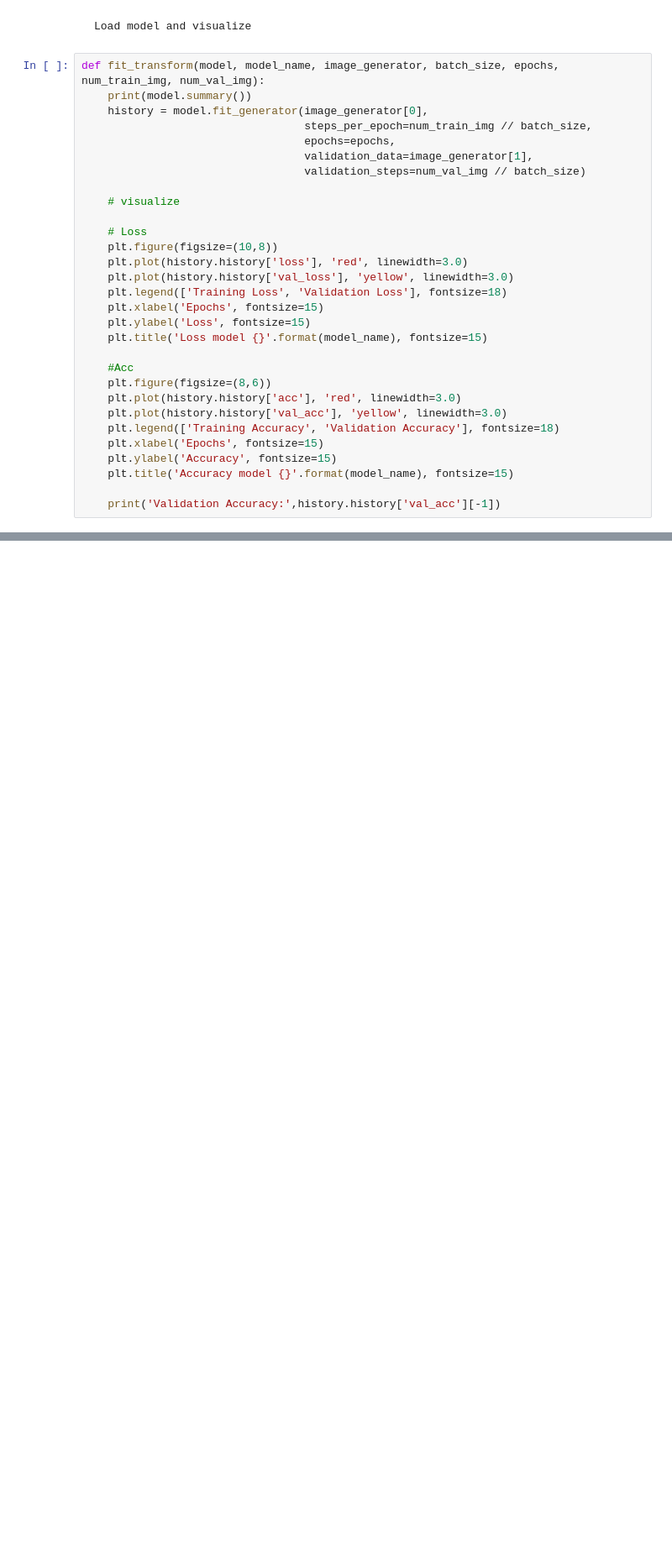
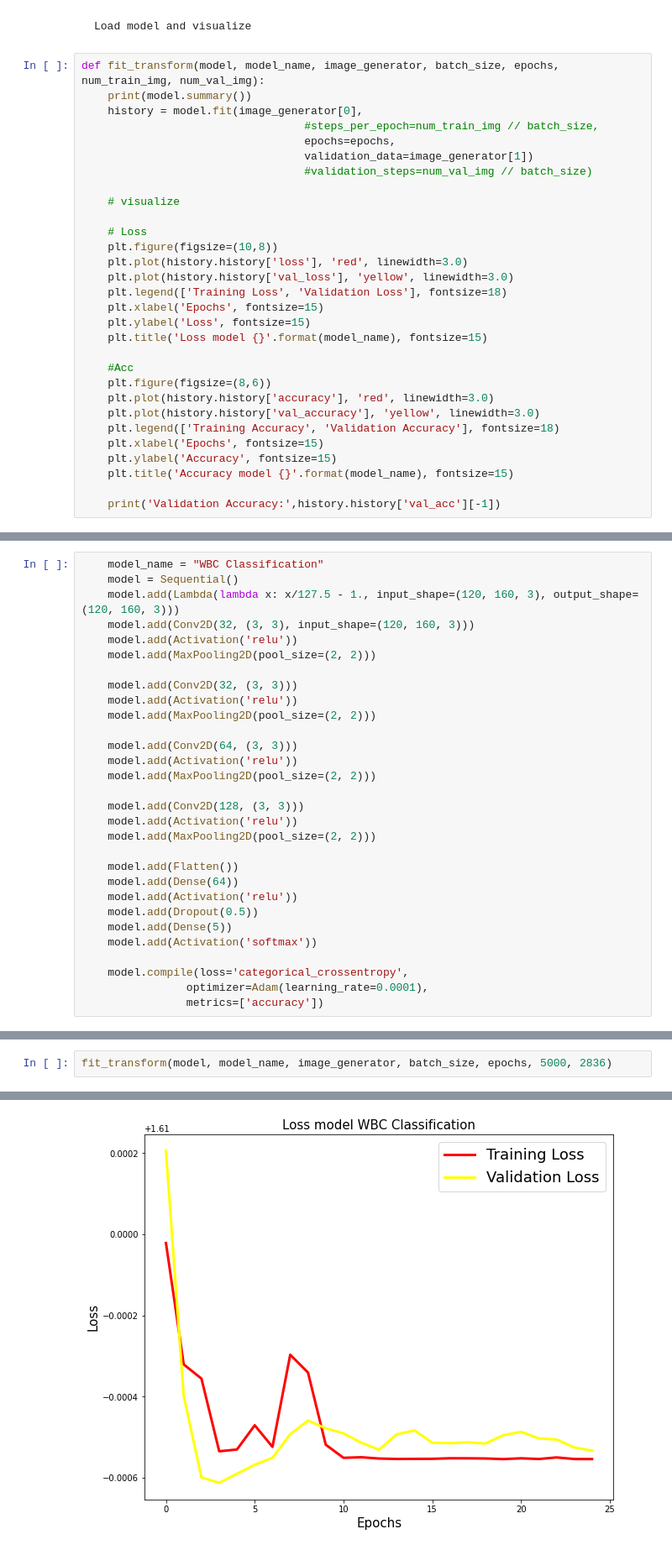
Before and after one commit to PTson2207/Classification-WBC, a Jupyter notebook: Second_Classification.ipynb, the cells around one changed output, grey strips where cells are left out. Shown at 84% size. Saved outputs shown, nothing was run; the diff lists cells and outputs as text; blank space fills up the shorter version.

Commit message:
upload model

```diff
--- a/Second_Classification.ipynb
+++ b/Second_Classification.ipynb
@@ -60,11 +61,11 @@ Found 1733 images belonging to 5 classes.
 # %%
 def fit_transform(model, model_name, image_generator, batch_size, epochs, num_train_img, num_val_img):
     print(model.summary())
-    history = model.fit_generator(image_generator[0],
-                                  steps_per_epoch=num_train_img // batch_size,
+    history = model.fit(image_generator[0],
+                                  #steps_per_epoch=num_train_img // batch_size,
                                   epochs=epochs,
-                                  validation_data=image_generator[1],
-                                  validation_steps=num_val_img // batch_size)
+                                  validation_data=image_generator[1])
+                                  #validation_steps=num_val_img // batch_size)
 
     # visualize
 
@@ -79,8 +80,8 @@ def fit_transform(model, model_name, image_generator, batch_size, epochs, num_tr
 
     #Acc
     plt.figure(figsize=(8,6))
-    plt.plot(history.history['acc'], 'red', linewidth=3.0)
-    plt.plot(history.history['val_acc'], 'yellow', linewidth=3.0)
+    plt.plot(history.history['accuracy'], 'red', linewidth=3.0)
+    plt.plot(history.history['val_accuracy'], 'yellow', linewidth=3.0)
     plt.legend(['Training Accuracy', 'Validation Accuracy'], fontsize=18)
     plt.xlabel('Epochs', fontsize=15)
     plt.ylabel('Accuracy', fontsize=15)
@@ -89,0 +93,30 @@ def fit_transform(model, model_name, image_generator, batch_size, epochs, num_tr
+# %%
+    model_name = "WBC Classification"
+    model = Sequential()
+    model.add(Lambda(lambda x: x/127.5 - 1., input_shape=(120, 160, 3), output_shape=(120, 160, 3)))
+    model.add(Conv2D(32, (3, 3), input_shape=(120, 160, 3)))
+    model.add(Activation('relu'))
+    model.add(MaxPooling2D(pool_size=(2, 2)))
+
+    model.add(Conv2D(32, (3, 3)))
+    model.add(Activation('relu'))
+    model.add(MaxPooling2D(pool_size=(2, 2)))
+
+    model.add(Conv2D(64, (3, 3)))
+    model.add(Activation('relu'))
+    model.add(MaxPooling2D(pool_size=(2, 2)))
+
+    model.add(Conv2D(128, (3, 3)))
+    model.add(Activation('relu'))
+    model.add(MaxPooling2D(pool_size=(2, 2)))
+
+    model.add(Flatten())
+    model.add(Dense(64))
+    model.add(Activation('relu'))
+    model.add(Dropout(0.5))
+    model.add(Dense(5))
+    model.add(Activation('softmax'))
+
+    model.compile(loss='categorical_crossentropy',
+                optimizer=Adam(learning_rate=0.0001),
+                metrics=['accuracy'])
@@ -89,0 +125,3 @@ def fit_transform(model, model_name, image_generator, batch_size, epochs, num_tr
+# %%
+fit_transform(model, model_name, image_generator, batch_size, epochs, 5000, 2836)
+# %% [output]
@@ -89,0 +146 @@ def fit_transform(model, model_name, image_generator, batch_size, epochs, num_tr
+[figure, added]
```
Also changed, not shown: parts of 5 cells of this notebook.
